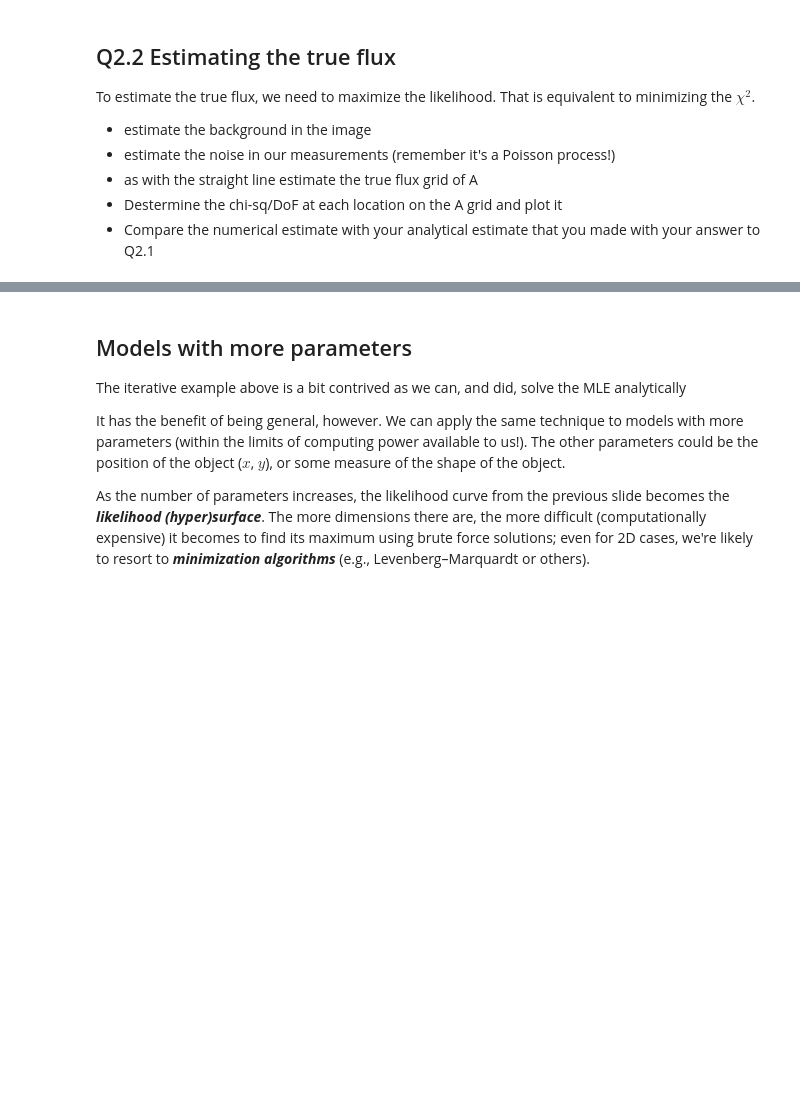
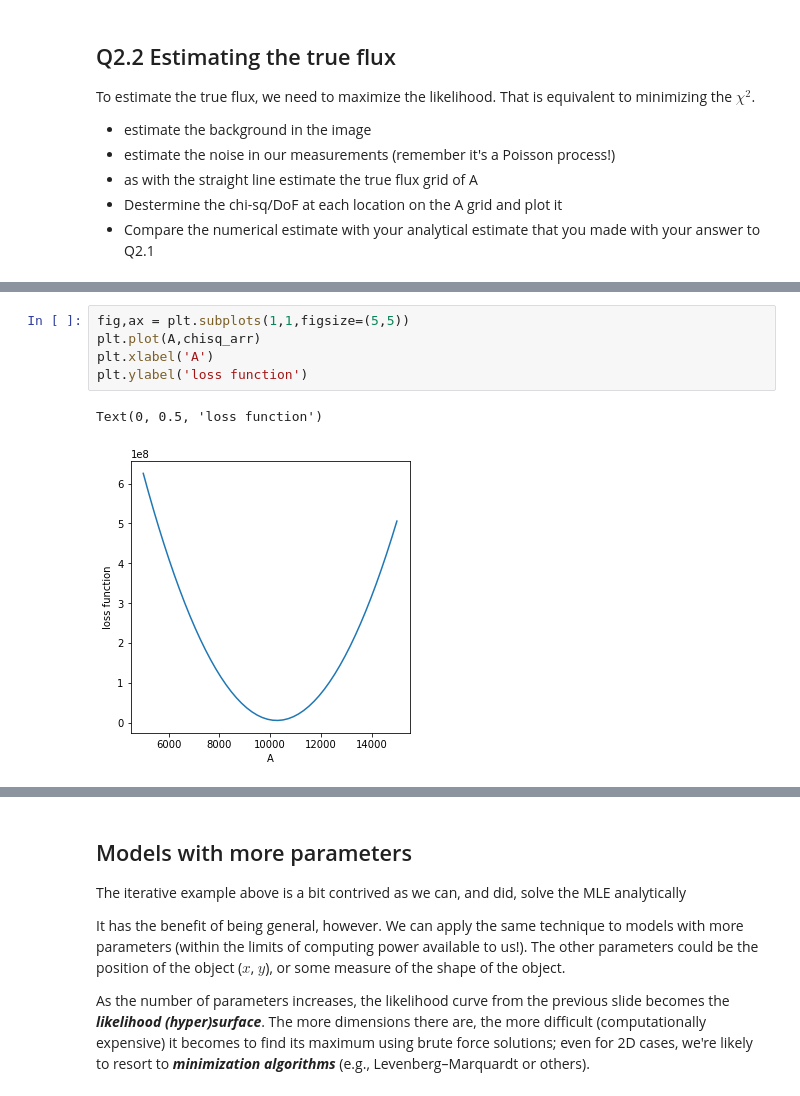
Before and after one commit to gnarayan/ast596_2020_Spring, a Jupyter notebook: homework/SreevaniJarugula/Homework02/homework02.ipynb, the cells around one changed output, grey strips where cells are left out. Cells and saved outputs as stored; diff of their text form; blank space fills up the shorter version.

```diff
--- a/homework/SreevaniJarugula/Homework02/homework02.ipynb
+++ b/homework/SreevaniJarugula/Homework02/homework02.ipynb
@@ -417,0 +473,8 @@ To estimate the true flux, we need to maximize the likelihood. That is equivalen
+# %%
+fig,ax = plt.subplots(1,1,figsize=(5,5))
+plt.plot(A,chisq_arr)
+plt.xlabel('A')
+plt.ylabel('loss function')
+# %% [output]
+Text(0, 0.5, 'loss function')
+[figure, added]
```
Also changed, not shown: parts of 10 cells of this notebook.
